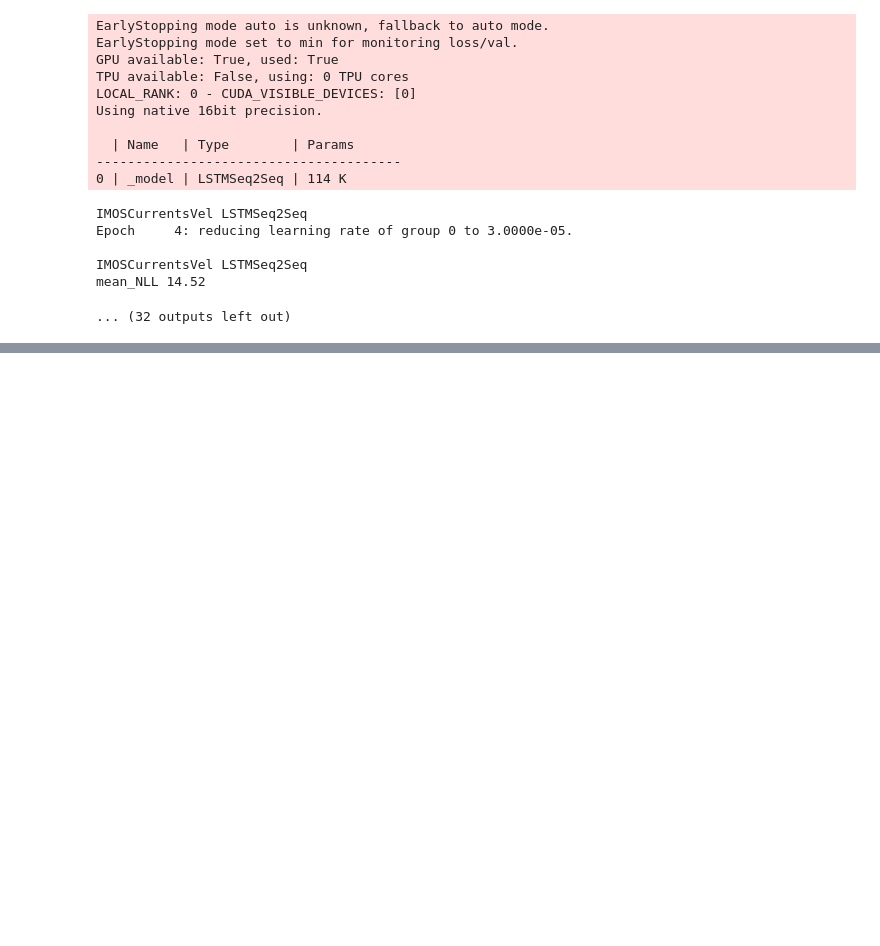
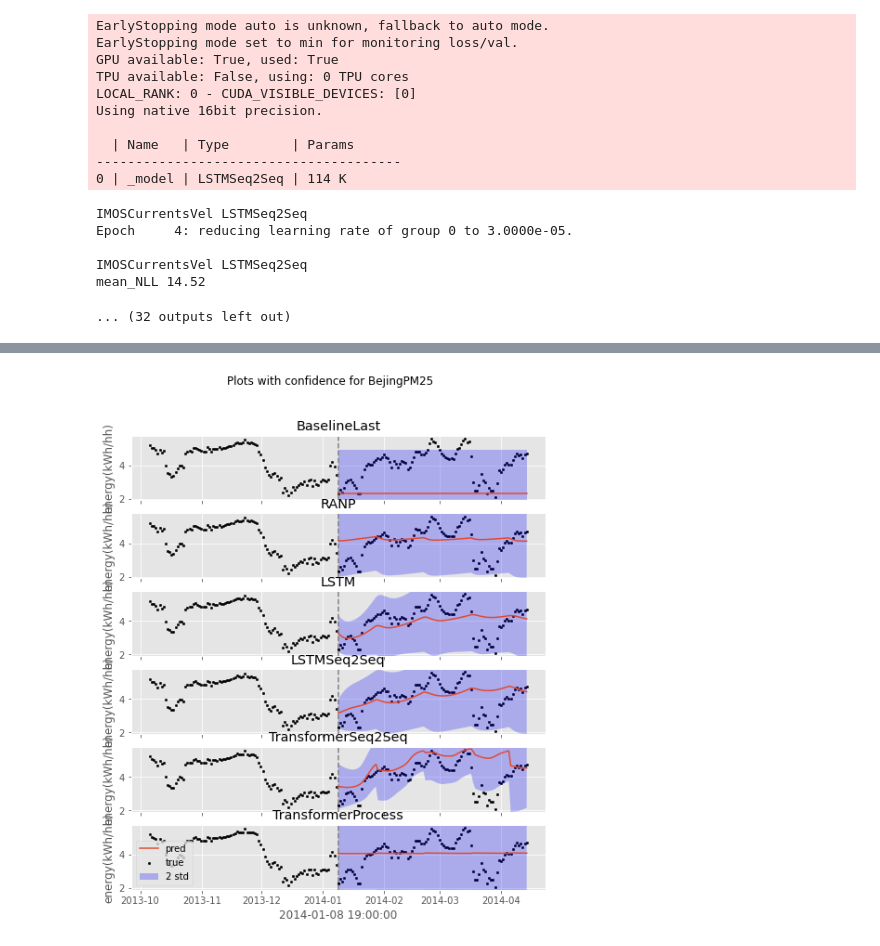
Before and after one commit to wassname/seq2seq-time, a Jupyter notebook: notebooks/05.0-mc-leaderboard.ipynb, the cells around one changed output, grey strips where cells are left out. Saved outputs shown, nothing was run; the diff lists cells and outputs as text; code cells hidden in the pictures; blank space fills up the shorter version.

```diff
--- a/notebooks/05.0-mc-leaderboard.ipynb
+++ b/notebooks/05.0-mc-leaderboard.ipynb
@@ -475,0 +546,22 @@ df_results.xs('nll', level=1).round(2)
+# %%
+dataset='BejingPM25'
+n = len(results[dataset].keys())
+
+plt.figure(figsize=(8, 1.5*n))
+plt.suptitle(f'Plots with confidence for {dataset} ')
+for i, model in enumerate(results[dataset].keys()):
+    plt.subplot(n, 1, i+1)
+    ds_preds = results[dataset][model]
+    if i==n-1:
+        # The last one has the legend
+        plot_prediction(ds_preds, data_i, title=f"{model}", std=True, legend=True)
+    else:
+        plot_prediction(ds_preds, data_i, title=f"{model}", std=True, )
+
+        # share the x axis
+        locs, _ = plt.xticks()
+        plt.xticks(locs, labels=[])
+        plt.xlabel(None)
+plt.subplots_adjust()
+# %% [output]
+[figure, added]
```
Also changed, not shown: parts of 18 cells of this notebook, 2 other files.
